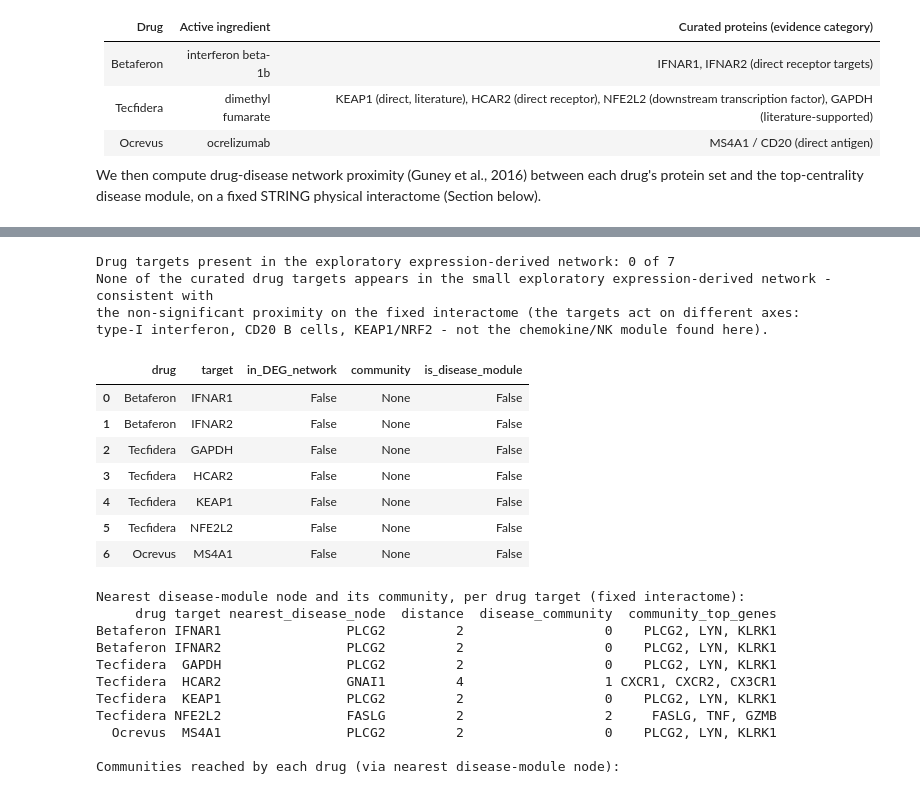
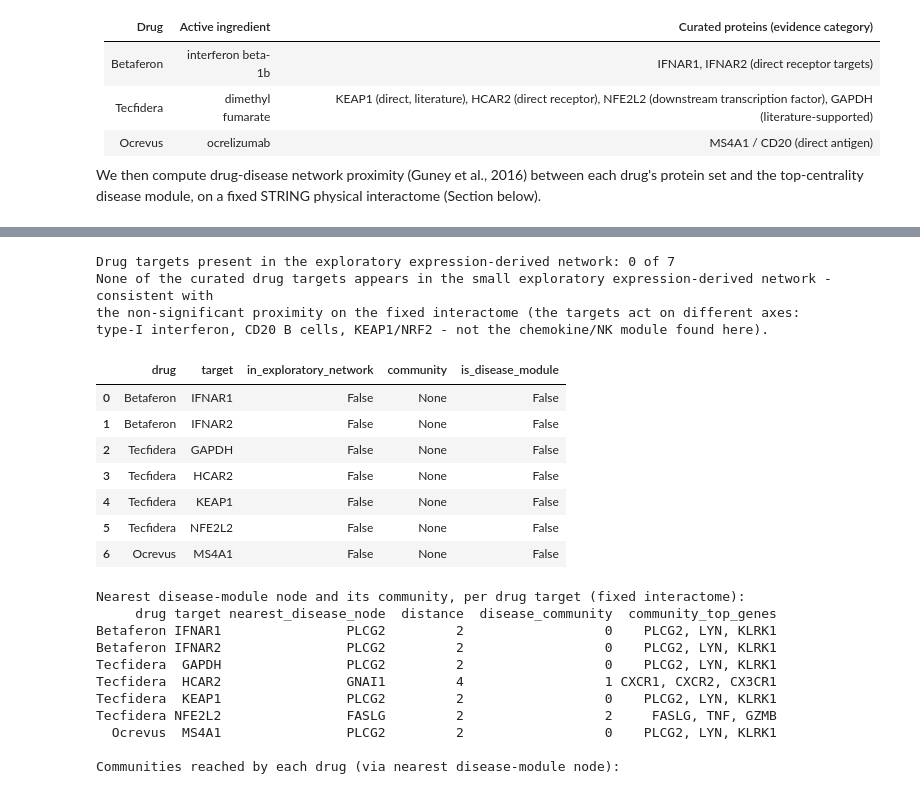
Before and after one commit to ilegul/ms-cd4, a Jupyter notebook: notebooks/BSB_CD4_MS_assignment.ipynb, the cells around one changed output, grey strips where cells are left out. Cells and saved outputs as stored; diff of their text form; code cells hidden in the pictures.

Commit message:
Network and text refinements

```diff
--- a/notebooks/BSB_CD4_MS_assignment.ipynb
+++ b/notebooks/BSB_CD4_MS_assignment.ipynb
@@ -1884,30 +1904,30 @@ z<-2 = significantly close; z>+2 = significantly distant; otherwise not signific
 | 4 | Tecfidera | 4 | 3 | 3 | 2.333 | 2.696 | 0.433 | -0.84 | not significant | physical score>=700 (sensitivity) |
 | 5 | Ocrevus | 1 | 1 | 1 | 3.000 | 3.721 | 1.061 | -0.68 | not significant [single-target drug] | physical score>=700 (sensitivity) |
 # %%
-# --- Disease-drug overlap: where do the drug targets fall in the DEG network / communities? ---
+# --- Disease-drug overlap: where do the drug targets fall in the exploratory network / communities? ---
 # Map each curated drug target onto the secondary exploratory expression-derived network (G) and its Leiden communities.
 rows=[]
 for drug, T in drug_targets.items():
     for t in T:
         in_net = t in G
-        rows.append({'drug':drug,'target':t,'in_DEG_network':in_net,
+        rows.append({'drug':drug,'target':t,'in_exploratory_network':in_net,
                      'community': (partition.get(t) if in_net else None),
                      'is_disease_module': t in disease_module})
 overlap = pd.DataFrame(rows)
 overlap.to_csv(NET/'disease_drug_overlap.csv', index=False)
-n_in = int(overlap['in_DEG_network'].sum())
+n_in = int(overlap['in_exploratory_network'].sum())
 print(f'Drug targets present in the exploratory expression-derived network: {n_in} of {len(overlap)}')
 if n_in==0:
     print('None of the curated drug targets appears in the small exploratory expression-derived network - consistent with')
     print('the non-significant proximity on the fixed interactome (the targets act on different axes:')
     print('type-I interferon, CD20 B cells, KEAP1/NRF2 - not the chemokine/NK module found here).')
 overlap
 # %% [output]
 Drug targets present in the exploratory expression-derived network: 0 of 7
 None of the curated drug targets appears in the small exploratory expression-derived network - consistent with
 the non-significant proximity on the fixed interactome (the targets act on different axes:
 type-I interferon, CD20 B cells, KEAP1/NRF2 - not the chemokine/NK module found here).
-|  | drug | target | in_DEG_network | community | is_disease_module |
+|  | drug | target | in_exploratory_network | community | is_disease_module |
 | 0 | Betaferon | IFNAR1 | False | None | False |
 | 1 | Betaferon | IFNAR2 | False | None | False |
 | 2 | Tecfidera | GAPDH | False | None | False |
```
Also changed, not shown: parts of 20 cells of this notebook, 8 other files.
